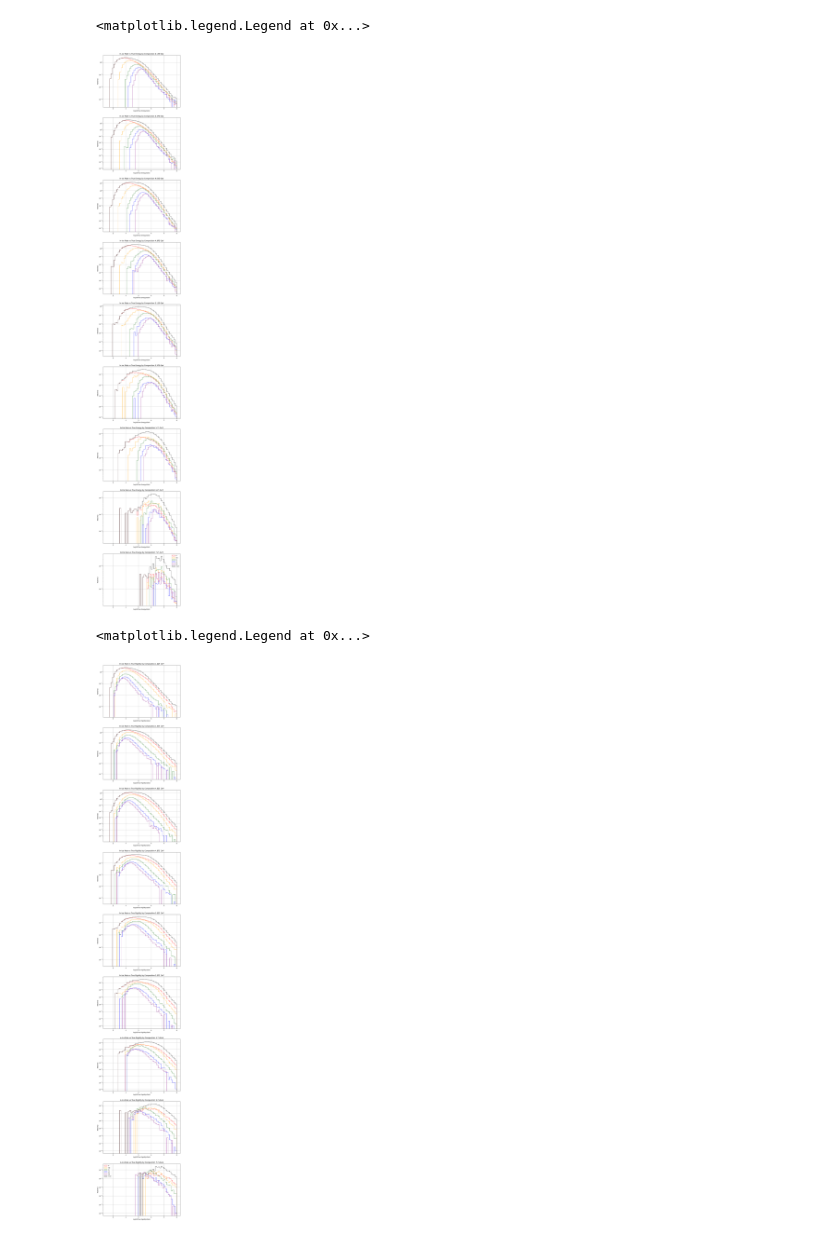
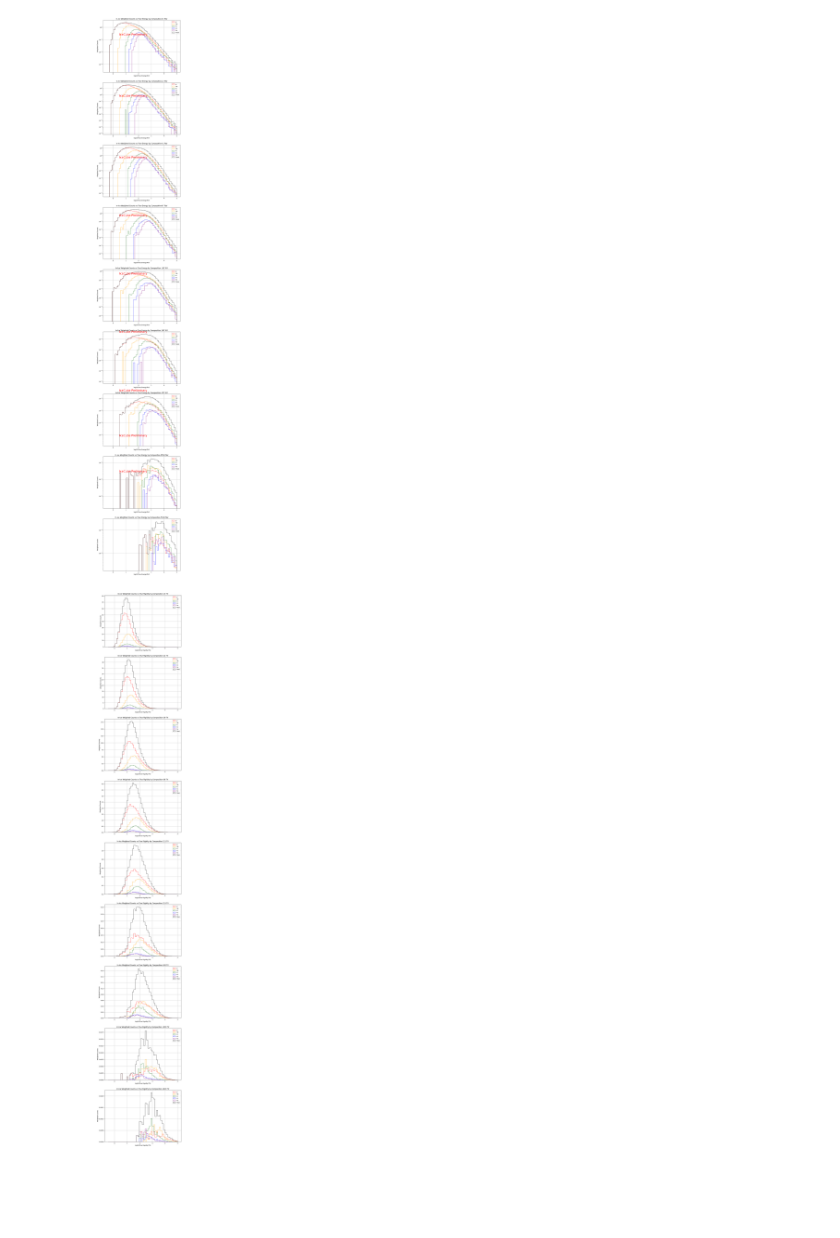
Before and after one commit to fmcnallyi3/it_anisotropy, a Jupyter notebook: rigidity/Comp_Hiss.ipynb, the cells around one changed output. Drawn from its saved outputs; the diff is of its cells as text; code cells hidden in the pictures; blank space fills up the shorter version.

Commit message:
updating Comp_Hiss notebook

```diff
--- a/rigidity/Comp_Hiss.ipynb
+++ b/rigidity/Comp_Hiss.ipynb
@@ -36,18 +56,6 @@ zarray = get_charge(d['type'])
 
 # create log10(z) array for later cells
 lza = np.log10(zarray)
-# %%
-# Calculate IceCube rigidity - mc_energy is not in log10
-ic_rigidity = np.log10(d['mc_energy']) - 3
-for comp, comp_cut in IC_COMPS.items():
-    ic_rigidity[comp_cut] -= np.log10(Z[comp])
-
-# Calculate median rigidity - note BINS are the IceCube BINS and comes from reco_energy.ipynb
-ic_median_rigidity = []
-for cut in BINS.values():
-    combined_cut = cut * qual_cut
-
-    ic_median_rigidity.append(weighted_quantiles(ic_rigidity[combined_cut], d['GlobalSplineFit5Comp'][combined_cut]))
 # %%
 # set up dictionaries for later cells
 BINS={
@@ -88,46 +174,44 @@ Fecut =  d['type'] == 1.00026056e+09
 ncols = 1
 nrows = 9
 fig, axs = plt.subplots(figsize = (10 * ncols, 8 * nrows), nrows=nrows)
-bins=np.linspace(2.5, 8, 50)
+bins=np.linspace(-0.5, 5, 51)
 k = 0
 for i in BINS:
-    [pG_i, binpg_i, ppg_i] = axs[k].hist(np.log10(d['mc_energy'][BINS[i] * pcut * qual_cut]), bins = bins, log = True, weights=d['GlobalSplineFit5Comp'][BINS[i] * pcut * qual_cut], color = 'red', histtype = 'step', label = 'P', density=False)
-    [HeG_i, binhg_i, phg_i] =axs[k].hist(np.log10(d['mc_energy'][BINS[i] * Hecut * qual_cut]), bins = bins, log = True, weights=d['GlobalSplineFit5Comp'][BINS[i] * Hecut * qual_cut], color = 'orange', histtype = 'step', label = 'He', density=False)
-    [NG_i, binng_i, png_i] = axs[k].hist(np.log10(d['mc_energy'][BINS[i] * Ncut * qual_cut]), bins = bins, log = True, weights=d['GlobalSplineFit5Comp'][BINS[i] * Ncut * qual_cut], color = 'darkgreen', histtype = 'step', label = 'N', density=False)
-    [AlG_i, binag_i, pag_i] = axs[k].hist(np.log10(d['mc_energy'][BINS[i] * Alcut * qual_cut]), bins = bins, log = True, weights=d['GlobalSplineFit5Comp'][BINS[i] * Alcut * qual_cut], color = 'blue', histtype = 'step', label = 'Al', density=False)
-    [FeG_i, binfg_i, pfg_i] = axs[k].hist(np.log10(d['mc_energy'][BINS[i] * Fecut * qual_cut]), bins = bins, log = True, weights=d['GlobalSplineFit5Comp'][BINS[i] * Fecut * qual_cut], color = 'purple', histtype = 'step', label = 'Fe', density=False)
-    [TG_i, bintg_i, ptg_i] = axs[k].hist(np.log10(d['mc_energy'][BINS[i] * qual_cut]), bins = bins, log=True, weights = d['GlobalSplineFit5Comp'][BINS[i] * qual_cut], color = 'black', histtype = 'step', label = 'True', density=False)
-    axs[k].set_xlabel('log10(True Energy/GeV)')
-    axs[k].set_ylabel('Rate(Hz)')
-    axs[k].set_title('In-Ice Rate vs True Energy by Composition ' + str(i) + ' GeV')
+    for comp in COMP:
+        comp_frac = len(d['mc_energy'][BINS[i] * COMP[comp] * qual_cut]) / len(d['mc_energy'][BINS[i] * qual_cut])
+        [comp_G_i, bin_comp_i, p_comp_i] = axs[k].hist(np.log10(d['mc_energy'][BINS[i] * COMP[comp] * qual_cut]) - 3, bins = bins, log = True, weights=d['GlobalSplineFit5Comp'][BINS[i] * COMP[comp] * qual_cut], color = COMPC[comp], histtype = 'step', label = COMPL[comp], density=False)
+    [TG_i, bintg_i, ptg_i] = axs[k].hist(np.log10(d['mc_energy'][BINS[i] * qual_cut]) - 3, bins = bins, log = True, weights = d['GlobalSplineFit5Comp'][BINS[i] * qual_cut], color = 'black', histtype = 'step', label = 'Total', density=False)
+    axs[k].set_xlabel('log10(True Energy/TeV)')
+    axs[k].set_ylabel('Weighted Counts')
+    axs[k].set_title('In-Ice Weighted Counts vs True Energy by Composition ' + BINL[i] + ' TeV')
+    axs[k].text(.5, .5-(k*.02), 'IceCube Preliminary', color='red', fontsize = 20)
     #axs[k].set_ylim(1e-5, 1e2)
+    axs[k].legend()
     axs[k].grid()
     k += 1
-plt.legend()
+    #break
 # %% [output]
-<matplotlib.legend.Legend at 0x...>
-[figure, old version]
+[figure, new version]
 # %%
-# Cell to plot compositional energy distributions for each energy bin for In-Ice
+# Cell to plot compositional rigidity distributions for each energy bin for In-Ice
+ic_rigidity = np.log10(d['mc_energy']) - 3
+for comp, comp_cut in COMP.items():
+    ic_rigidity[comp_cut] -= np.log10(Z[comp])
 ncols = 1
 nrows = 9
 fig, axs = plt.subplots(figsize = (10 * ncols, 8 * nrows), nrows=nrows)
-bins=np.linspace(2.5, 8, 50)
+bins=np.linspace(-0.5, 5, 50)
 k = 0
 for i in BINS:
-    [pG_i, binpg_i, ppg_i] = axs[k].hist(np.log10(d['mc_energy'][BINS[i] * pcut * qual_cut]/1), bins = bins, log = True, weights=d['GlobalSplineFit5Comp'][BINS[i] * pcut * qual_cut], color = 'red', histtype = 'step', label = 'P', density=False)
-    [HeG_i, binhg_i, phg_i] =axs[k].hist(np.log10(d['mc_energy'][BINS[i] * Hecut * qual_cut]/2), bins = bins, log = True, weights=d['GlobalSplineFit5Comp'][BINS[i] * Hecut * qual_cut], color = 'orange', histtype = 'step', label = 'He', density=False)
-    [NG_i, binng_i, png_i] = axs[k].hist(np.log10(d['mc_energy'][BINS[i] * Ncut * qual_cut]/7), bins = bins, log = True, weights=d['GlobalSplineFit5Comp'][BINS[i] * Ncut * qual_cut], color = 'darkgreen', histtype = 'step', label = 'N', density=False)
-    [AlG_i, binag_i, pag_i] = axs[k].hist(np.log10(d['mc_energy'][BINS[i] * Alcut * qual_cut]/13), bins = bins, log = True, weights=d['GlobalSplineFit5Comp'][BINS[i] * Alcut * qual_cut], color = 'blue', histtype = 'step', label = 'Al', density=False)
-    [FeG_i, binfg_i, pfg_i] = axs[k].hist(np.log10(d['mc_energy'][BINS[i] * Fecut * qual_cut]/26), bins = bins, log = True, weights=d['GlobalSplineFit5Comp'][BINS[i] * Fecut * qual_cut], color = 'purple', histtype = 'step', label = 'Fe', density=False)
-    [TG_i, bintg_i, ptg_i] = axs[k].hist(np.log10(d['mc_energy'][BINS[i] * qual_cut]), bins = bins, log=True, weights = d['GlobalSplineFit5Comp'][BINS[i] * qual_cut], color = 'black', histtype = 'step', label = 'True', density=False)
-    axs[k].set_xlabel('log10(True Rigidity/GeV)')
-    axs[k].set_ylabel('Rate(Hz)')
-    axs[k].set_title('In-Ice Rate vs True Rigidity by Composition ' + str(i) + ' GeV')
+    for comp in COMP:
+        [comp_G_i, comp_bin_i, p_comp_i] = axs[k].hist(np.log10(d['mc_energy'][BINS[i] * COMP[comp] * qual_cut] / Z[comp])-3, bins = bins, log = False, weights=d['GlobalSplineFit5Comp'][BINS[i] * COMP[comp] * qual_cut], color = COMPC[comp], histtype = 'step', label = COMPL[comp], density=False)
+    [TG_i, bintg_i, ptg_i] = axs[k].hist(ic_rigidity[BINS[i] * qual_cut], bins = bins, log=False, weights = d['GlobalSplineFit5Comp'][BINS[i] * qual_cut], color = 'black', histtype = 'step', label = 'Total', density=False)
+    axs[k].set_xlabel('log10(True Rigidity/TV)')
+    axs[k].set_ylabel('Weighted Counts')
+    axs[k].set_title('In-Ice Weighted Counts vs True Rigidity by Composition ' + BINRL[i] + ' TV')
     #axs[k].set_ylim(1e-5, 1e2)
+    axs[k].legend()
     axs[k].grid()
     k += 1
-plt.legend()
 # %% [output]
-<matplotlib.legend.Legend at 0x...>
-[figure, old version]
+[figure, new version]
```
Also changed, not shown: parts of 5 cells of this notebook.
